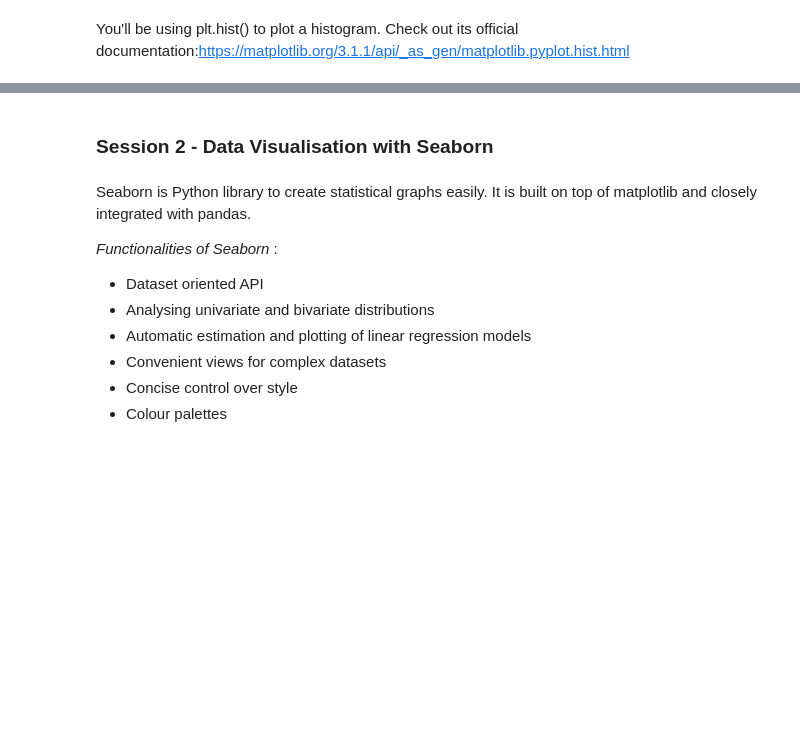
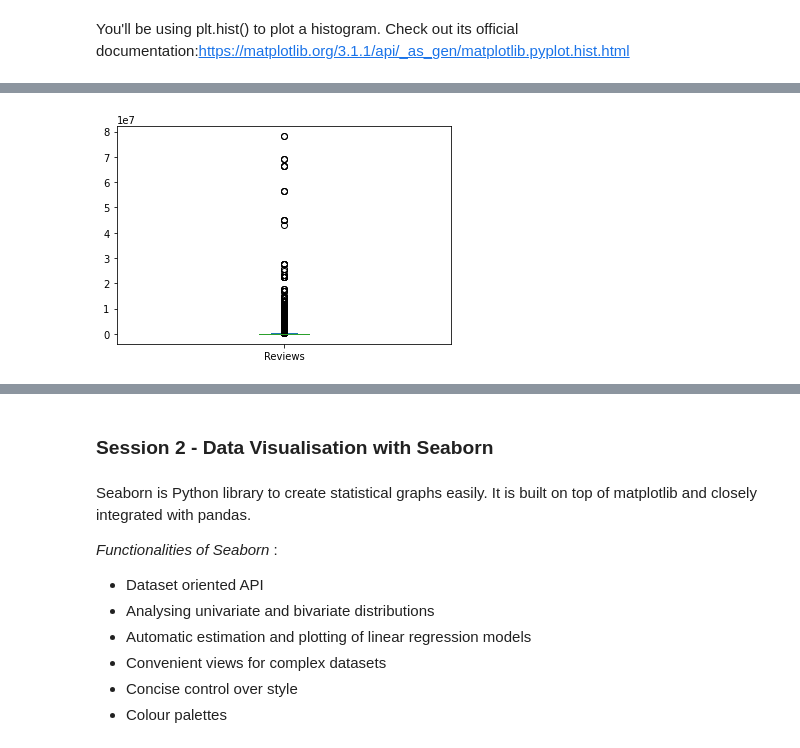
Before and after one commit to theshivmalhotra/Google-Play-Store-App-Rating, a Jupyter notebook: Google Play Store App Rating.ipynb, the cells around one changed output, grey strips where cells are left out. Cells and saved outputs as stored; diff of their text form; code cells hidden in the pictures; blank space fills up the shorter version.

```diff
--- a/Google Play Store App Rating.ipynb
+++ b/Google Play Store App Rating.ipynb
@@ -274,4 +324,9 @@ You'll be using plt.hist() to plot a histogram. Check out its official documenta
 # %%
 #Create a boxplot of the Reviews column
+
+data.Reviews.plot.box()
+plt.show()
+# %% [output]
+[figure, added]
 # %%
 #Check records with 1 million reviews
```
Also changed, not shown: parts of 27 cells of this notebook.
